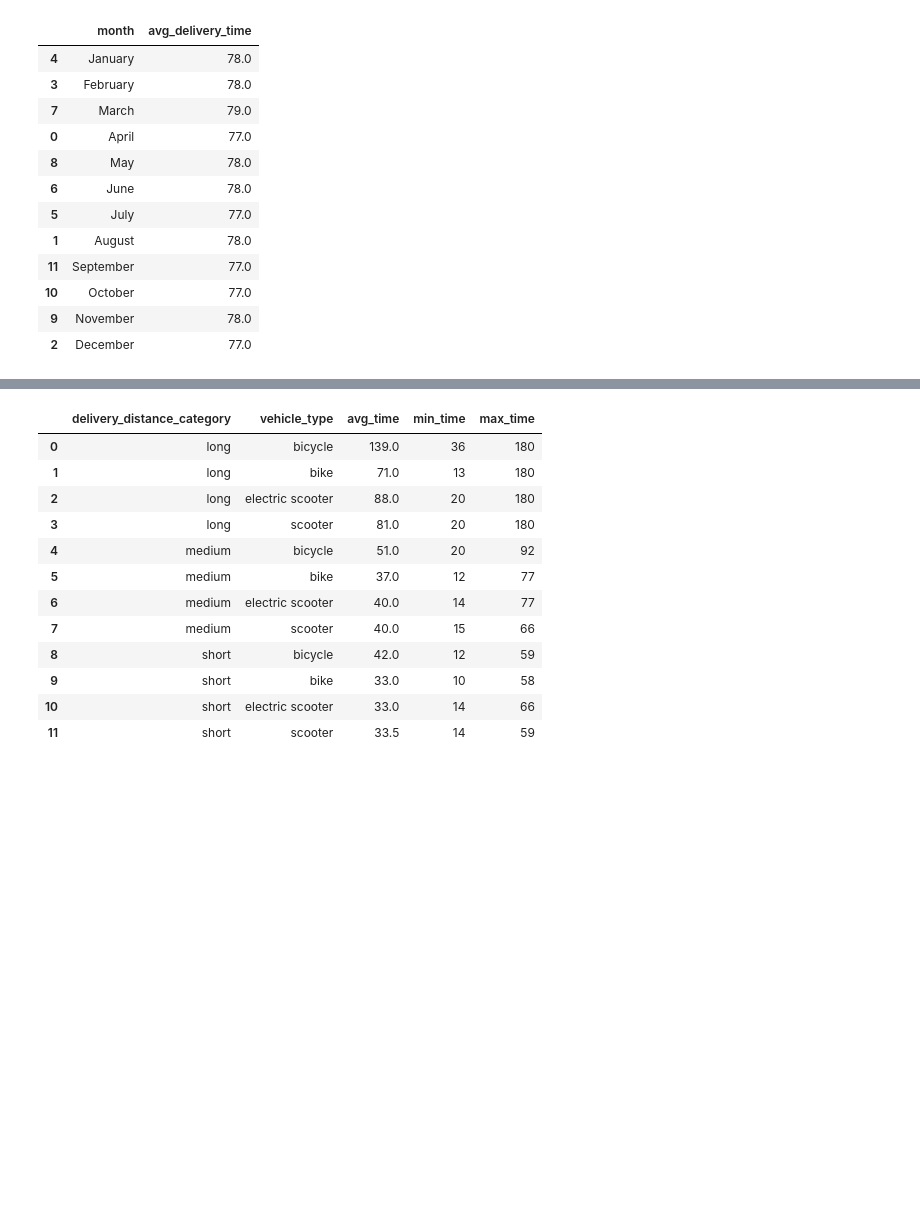
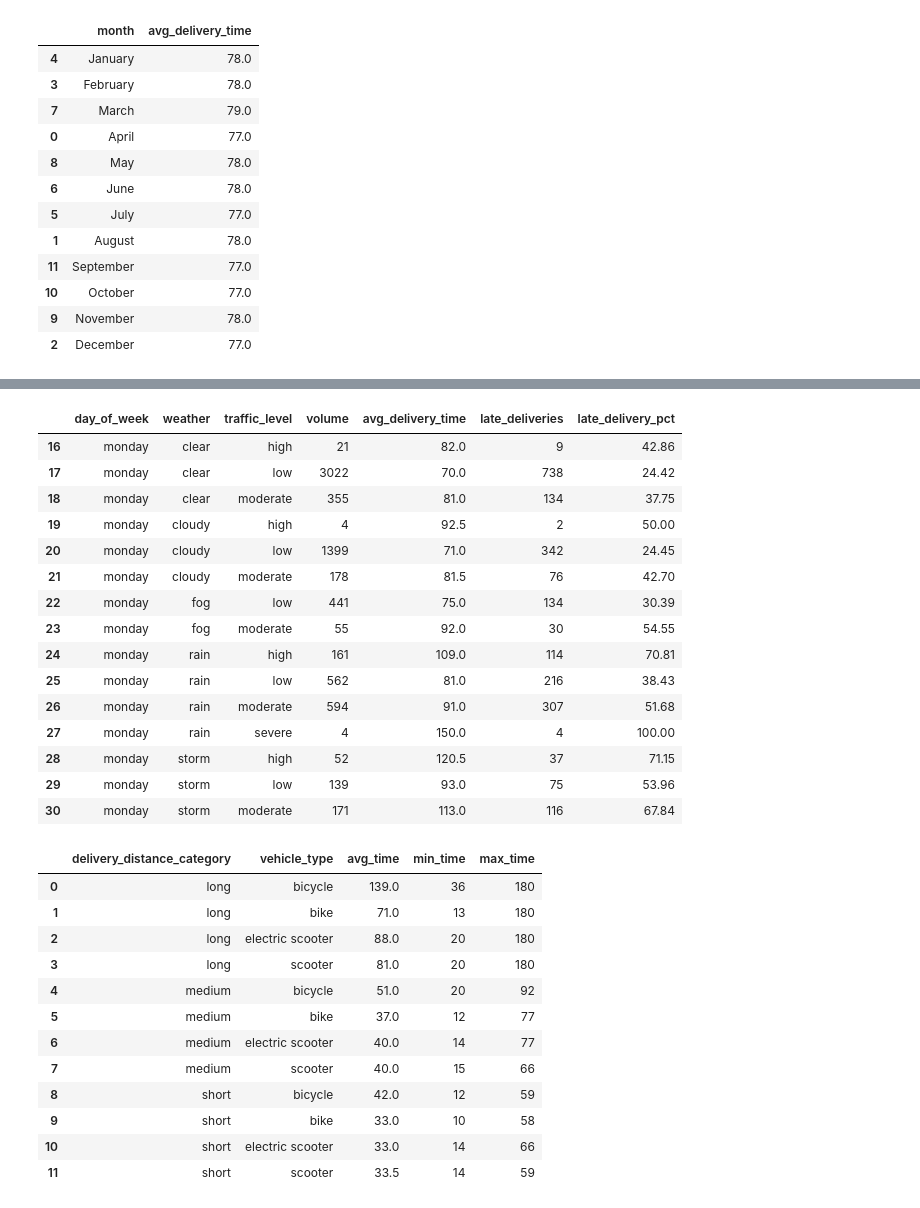
Before and after one commit to iconlit/food-delivery-logistics, a Jupyter notebook: src/shareholder.ipynb, the cells around one changed output, grey strips where cells are left out. Drawn from its saved outputs; the diff is of its cells as text; code cells hidden in the pictures; blank space fills up the shorter version.

```diff
--- a/src/shareholder.ipynb
+++ b/src/shareholder.ipynb
@@ -28,6 +28,8 @@ months = [
     "November",
     "December"
 ]
+
+day = ["monday","tuesday","wednesday","thursday","friday","saturday","sunday"]
 # %%
 # How many orders do we handle each month, and is volume growing or flat?
 monthly_orders = df.groupby("month").agg(
@@ -250,0 +378,32 @@ plt.show()
+# %%
+# Which days and conditions create the biggest operational risk
+#      (festivals, storms, severe traffic)?
+
+operational_risk = df.groupby(["day_of_week", "weather", "traffic_level"]).agg(
+    volume=("order_id", "count"),
+    avg_delivery_time=("time_taken_min", "median"),
+    late_deliveries=("time_taken_min", lambda x: (x >= 90).sum())
+).reset_index()
+operational_risk["late_delivery_pct"] = (
+    operational_risk["late_deliveries"] / operational_risk["volume"] * 100
+).round(2)
+operational_risk["day_of_week"] = pd.Categorical(operational_risk["day_of_week"], categories = day , ordered = True)
+operational_risk = operational_risk.sort_values(by=["day_of_week", "weather", "traffic_level"])
+operational_risk.head(15)
+# %% [output]
+|  | day_of_week | weather | traffic_level | volume | avg_delivery_time | late_deliveries | late_delivery_pct |
+| 16 | monday | clear | high | 21 | 82.0 | 9 | 42.86 |
+| 17 | monday | clear | low | 3022 | 70.0 | 738 | 24.42 |
+| 18 | monday | clear | moderate | 355 | 81.0 | 134 | 37.75 |
+| 19 | monday | cloudy | high | 4 | 92.5 | 2 | 50.00 |
+| 20 | monday | cloudy | low | 1399 | 71.0 | 342 | 24.45 |
+| 21 | monday | cloudy | moderate | 178 | 81.5 | 76 | 42.70 |
+| 22 | monday | fog | low | 441 | 75.0 | 134 | 30.39 |
+| 23 | monday | fog | moderate | 55 | 92.0 | 30 | 54.55 |
+| 24 | monday | rain | high | 161 | 109.0 | 114 | 70.81 |
+| 25 | monday | rain | low | 562 | 81.0 | 216 | 38.43 |
+| 26 | monday | rain | moderate | 594 | 91.0 | 307 | 51.68 |
+| 27 | monday | rain | severe | 4 | 150.0 | 4 | 100.00 |
+| 28 | monday | storm | high | 52 | 120.5 | 37 | 71.15 |
+| 29 | monday | storm | low | 139 | 93.0 | 75 | 53.96 |
+| 30 | monday | storm | moderate | 171 | 113.0 | 116 | 67.84 |
```
Also changed, not shown: parts of 7 cells of this notebook, 25 other files.
